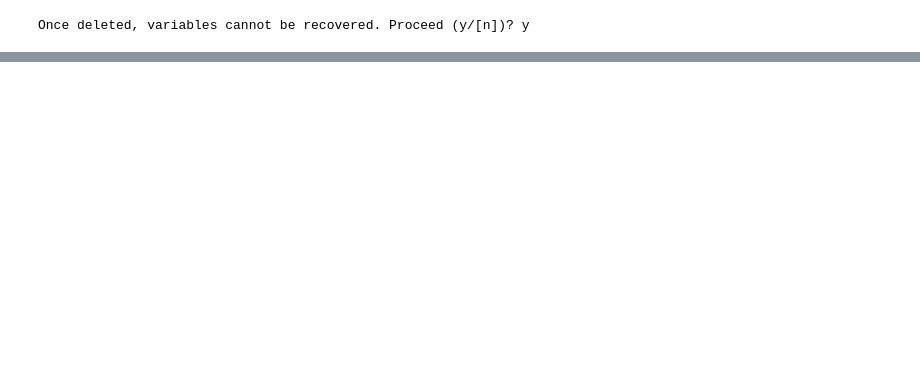
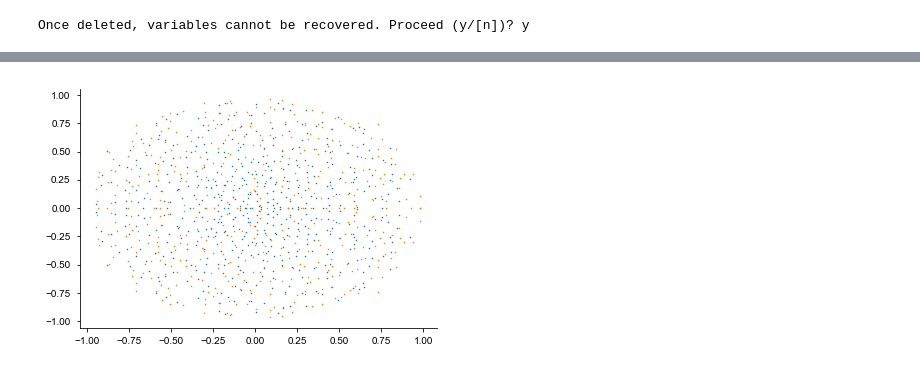
Before and after one commit to FabianSchubert/DrivenRandNetworkCriticality, a Jupyter notebook: code/random_reservoir.ipynb, the cells around one changed output, grey strips where cells are left out. Cells and saved outputs as stored; diff of their text form; code cells hidden in the pictures; blank space fills up the shorter version.

```diff
--- a/code/random_reservoir.ipynb
+++ b/code/random_reservoir.ipynb
@@ -279,0 +311,9 @@ TypeError: getfont() missing 1 required positional argument: 'self'
+# %%
+l = np.linalg.eigvals((W.T*gain_rec[-1,:]).T)
+l2 = np.linalg.eigvals(W)
+# %%
+plt.plot(l.real,l.imag,'.')
+plt.plot(l2.real,l2.imag,'.')
+plt.show()
+# %% [output]
+[figure, added]
```
Also changed, not shown: parts of 21 cells of this notebook, 12 other files.
